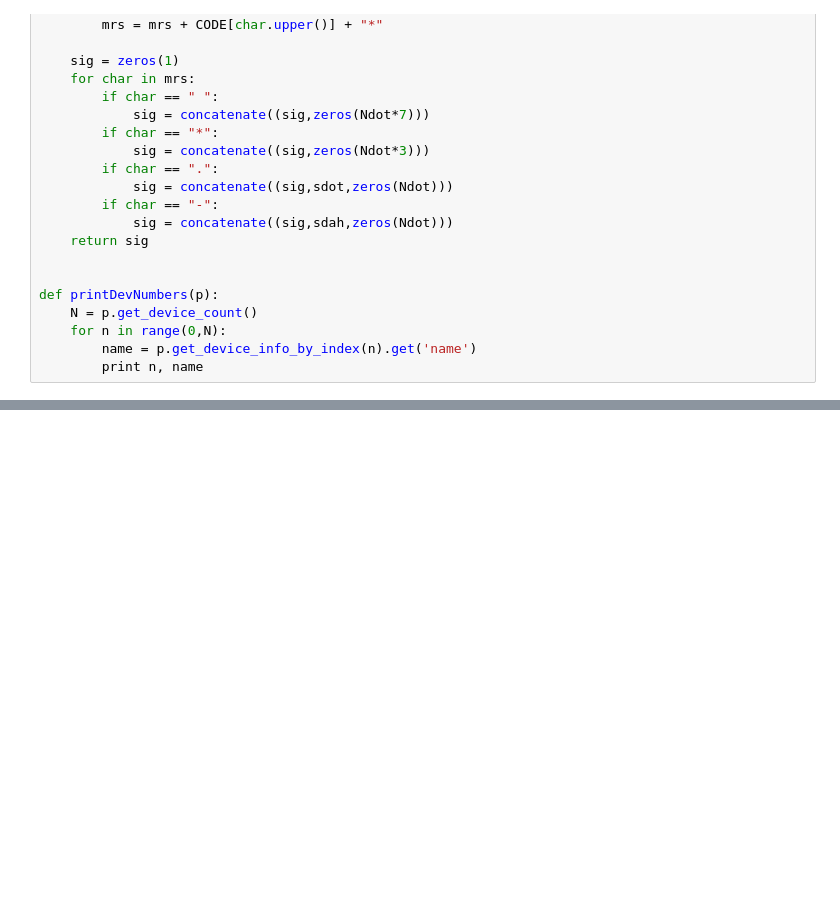
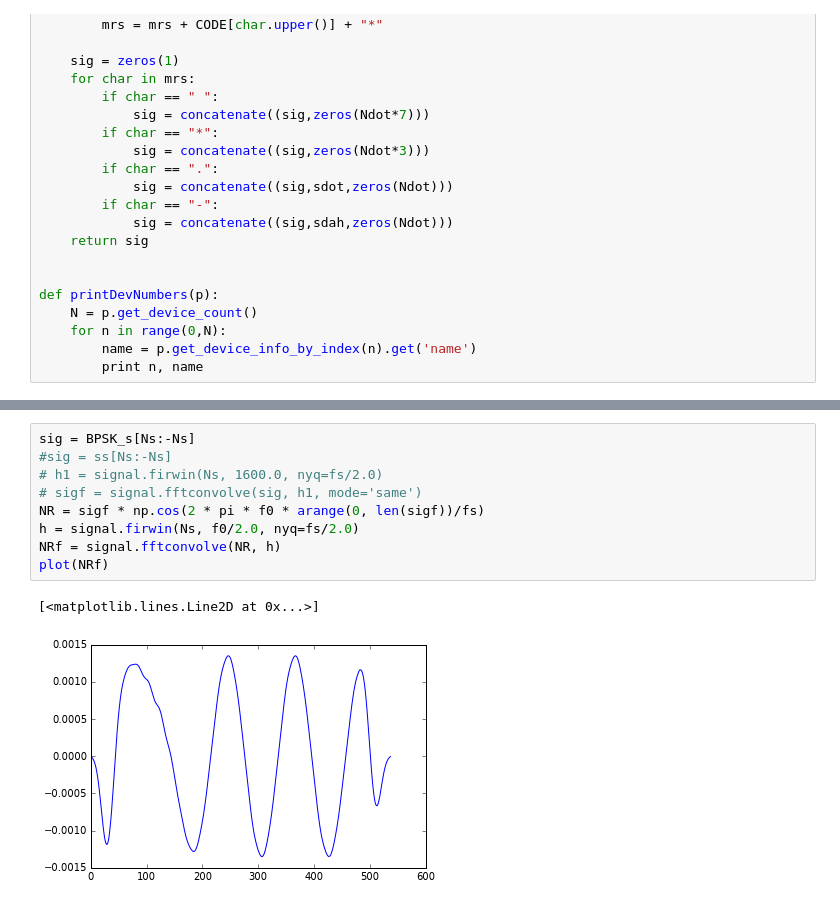
Before and after one commit to lambdaloop/radio-images, a Jupyter notebook: test.ipynb, the cells around one changed output, grey strips where cells are left out. Drawn from its saved outputs; the diff is of its cells as text; blank space fills up the shorter version.

```diff
--- a/test.ipynb
+++ b/test.ipynb
@@ -403,0 +433,12 @@ array([0, 2, 4, 5, 7], dtype=int64)
+# %%
+sig = BPSK_s[Ns:-Ns]
+#sig = ss[Ns:-Ns]
+# h1 = signal.firwin(Ns, 1600.0, nyq=fs/2.0)
+# sigf = signal.fftconvolve(sig, h1, mode='same')
+NR = sigf * np.cos(2 * pi * f0 * arange(0, len(sigf))/fs)
+h = signal.firwin(Ns, f0/2.0, nyq=fs/2.0)
+NRf = signal.fftconvolve(NR, h)
+plot(NRf)
+# %% [output]
+[<matplotlib.lines.Line2D at 0x...>]
+[figure, added]
```
Also changed, not shown: parts of 29 cells of this notebook, 8 other files.
